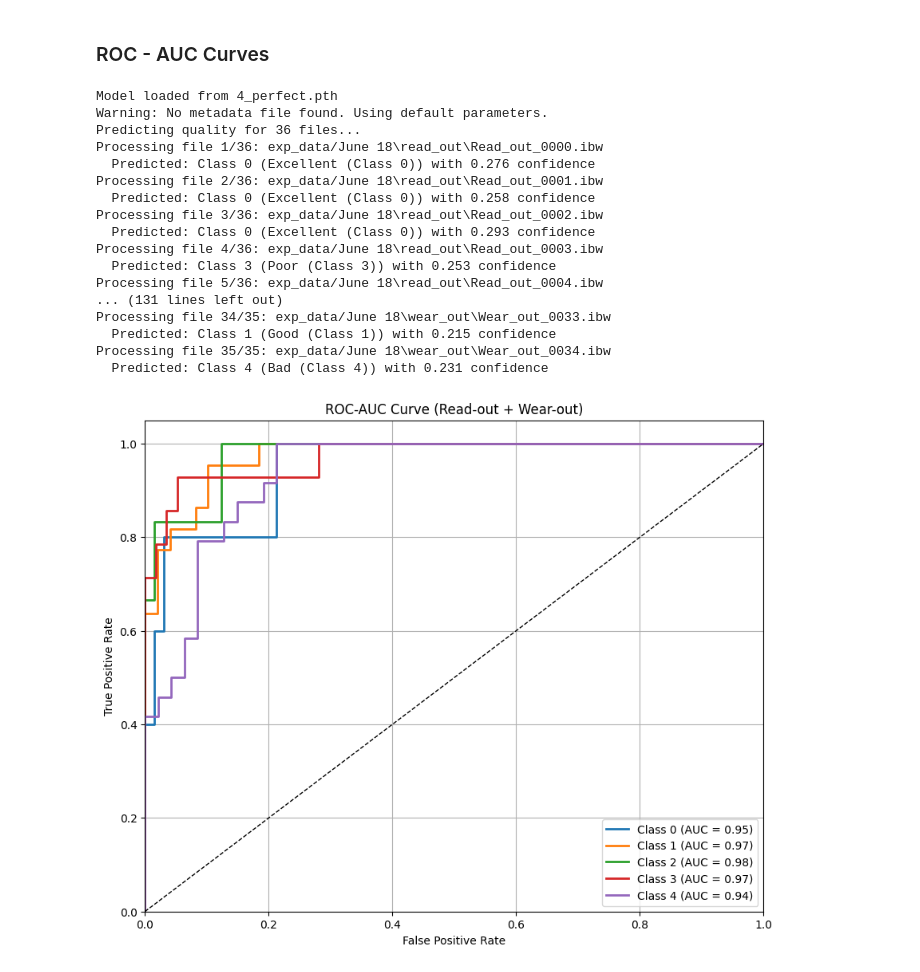
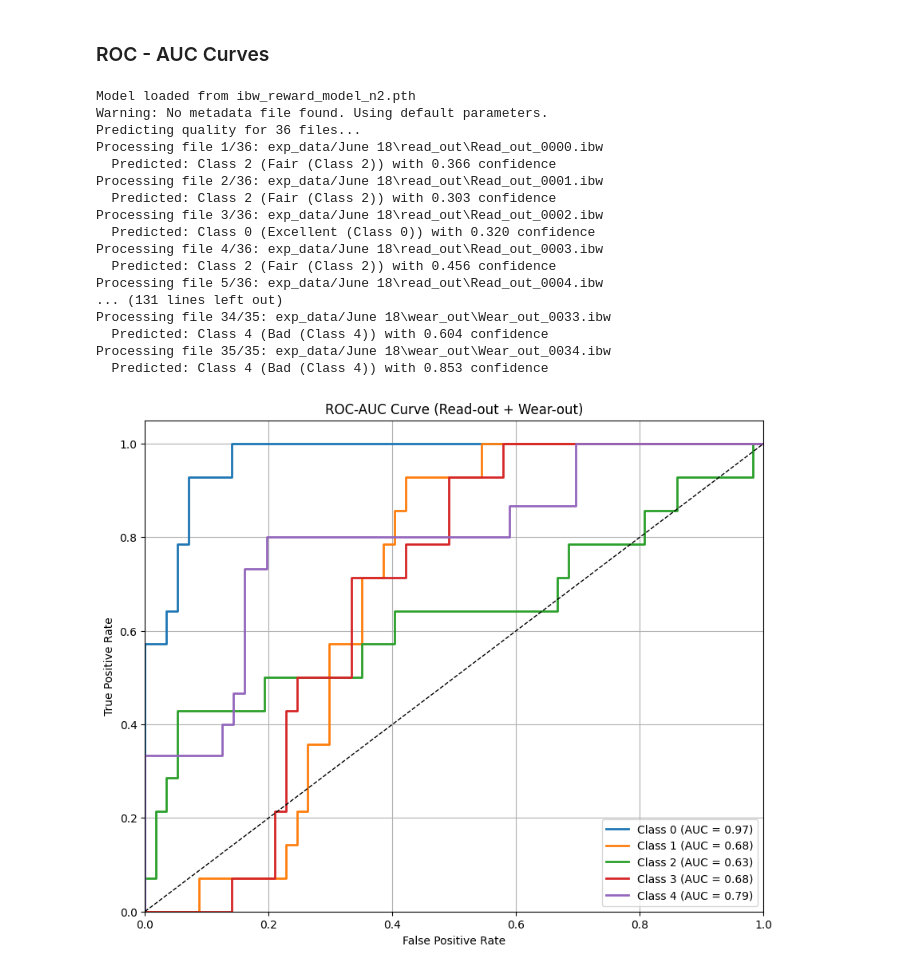
Before and after one commit to colinedsall/ofdspm, a Jupyter notebook: hybrid_model.ipynb, the cells around one changed output. Drawn from its saved outputs; the diff is of its cells as text; code cells hidden in the pictures.

```diff
--- a/hybrid_model.ipynb
+++ b/hybrid_model.ipynb
@@ -1464,11 +1463,13 @@ def predict_single_ibw_simple(model, ibw_file_path, transform, device,
             'error': str(e),
             'predicted_class': None
         }
+# %%
+# DEFINE THE MODEL FILEPATH HERE
+model_path = 'ibw_reward_model_n2.pth'
 # %%
 device = torch.device("cuda" if torch.cuda.is_available() else "cpu")
 
-# CONFIGURE MODEL FILE HERE
-model = load_trained_model('ibw_reward_model (2).pth', device=device) # Change as needed to observe
+model = load_trained_model(model_path, device=device) # Change as needed to observe
 file = "exp_data/June 18/read_out/Read_out_0000.ibw"
 
 transform = transforms.Compose([
@@ -1529,7 +1530,7 @@ plt.plot(scan_indices_wear, p_wear(scan_indices_wear), color='red', linewidth=2,
 
 plt.xlabel('Scan Index')
 plt.ylabel('Predicted Class')
-plt.title(f'Predicted Class vs Scan Index (Read-out + Wear-out) for \n {file}')
+plt.title(f'Predicted Class vs Scan Index (Read-out + Wear-out) for \n {model_path}')
 plt.yticks(range(5), ['0', '1', '2', '3', '4'])
 cbar = plt.colorbar(scatter1, label='Confidence', orientation='vertical')
 plt.grid(True, linestyle='--', alpha=0.5)
@@ -1541,7 +1542,7 @@ plt.scatter(confidences_read, predicted_classes_read, c='blue', label='Read-out'
 plt.scatter(confidences_wear, predicted_classes_wear, c='orange', label='Wear-out', alpha=0.7, s=80)
 plt.xlabel('Confidence')
 plt.ylabel('Predicted Class')
-plt.title(f'Predicted Class vs Confidence (Read-out vs Wear-out) for \n {file}')
+plt.title(f'Predicted Class vs Confidence (Read-out vs Wear-out) for \n {model_path}')
 plt.yticks(range(5), ['0', '1', '2', '3', '4'])
 plt.grid(True, linestyle='--', alpha=0.5)
 plt.legend()
@@ -1654,8 +1695,8 @@ def generate_roc_auc_curve(results, num_classes=5, title="ROC Curve", output_pat
     y_probs = []
 
     for r in results:
-        if r.get("predicted_class") is not None:
-            y_true.append(r["predicted_class"])
+        if r.get("true_class") is not None:
+            y_true.append(r["true_class"])
             y_probs.append(r["class_probabilities"])
 
     y_true = np.array(y_true)
@@ -1694,10 +1735,46 @@ def generate_roc_auc_curve(results, num_classes=5, title="ROC Curve", output_pat
 
     return roc_auc
 # %%
+
+def inspect_results(results, num_samples=5):
+    """
+    Inspect a few samples from the results list to understand their structure.
+
+    Prints:
+    - Keys available in each result dict
+    - True label (if any)
+    - Predicted class
+    - Class probabilities and their sum
+
+    Args:
+        results (list of dict): Your prediction results
+        num_samples (int): How many samples to show
+    """
+    print(f"Total results: {len(results)}")
+    print("Inspecting first", num_samples, "samples...\n")
+
+    for i, r in enumerate(results[:num_samples]):
+        print(f"Sample #{i + 1}:")
+        print("Keys:", list(r.keys()))
+
+        # Try to print true label if exists
+        true_label = r.get('true_class') or r.get('label') or r.get('target') or None
+        print("True label:", true_label)
+
+        pred_class = r.get('predicted_class')
+        print("Predicted class:", pred_class)
+
+        class_probs = r.get('class_probabilities')
+        if class_probs is not None:
+            print("Class probabilities:", class_probs)
+            print("Sum of probabilities:", sum(class_probs))
+        else:
+            print("Class probabilities: None")
+
+        print("-" * 40)
 
 if __name__ == "__main__": # Configure the files below
     base_folder = "exp_data/June 18"
-    model_path = "4_perfect.pth"
     metadata_path = "model_training_metadata.pkl"   # Don't need to change
     device = torch.device("cuda" if torch.cuda.is_available() else "cpu")
 
@@ -1718,40 +1795,44 @@ if __name__ == "__main__": # Configure the files below
     read_out_files = sorted([
         os.path.join(read_out_folder, f) for f in os.listdir(read_out_folder)
         if f.lower().endswith(".ibw")
     ])
     wear_out_files = sorted([
         os.path.join(wear_out_folder, f) for f in os.listdir(wear_out_folder)
         if f.lower().endswith(".ibw")
     ])
 
-    # Predict on both datasets
+
+    # # Predict on both datasets
     results_read = predict_with_training_metadata(model, read_out_files, metadata_path, device)
     results_wear = predict_with_training_metadata(model, wear_out_files, metadata_path, device)
 
     # Combine results and generate ROC curve
     all_results = results_read + results_wear
+    all_results = add_true_labels_to_results_using_scan_indices(all_results)
+
+    # inspect_results(all_results)
     roc_auc = generate_roc_auc_curve(all_results, num_classes=5, title="ROC-AUC Curve (Read-out + Wear-out)")
 
     print("\nPer-Class AUC Scores:")
     for cls, score in roc_auc.items():
         print(f"  Class {cls}: {score:.4f}")
 # %% [output]
-Model loaded from 4_perfect.pth
+Model loaded from ibw_reward_model_n2.pth
 Warning: No metadata file found. Using default parameters.
 Predicting quality for 36 files...
 Processing file 1/36: exp_data/June 18\read_out\Read_out_0000.ibw
-  Predicted: Class 0 (Excellent (Class 0)) with 0.276 confidence
+  Predicted: Class 2 (Fair (Class 2)) with 0.366 confidence
 Processing file 2/36: exp_data/June 18\read_out\Read_out_0001.ibw
-  Predicted: Class 0 (Excellent (Class 0)) with 0.258 confidence
+  Predicted: Class 2 (Fair (Class 2)) with 0.303 confidence
 Processing file 3/36: exp_data/June 18\read_out\Read_out_0002.ibw
-  Predicted: Class 0 (Excellent (Class 0)) with 0.293 confidence
+  Predicted: Class 0 (Excellent (Class 0)) with 0.320 confidence
 Processing file 4/36: exp_data/June 18\read_out\Read_out_0003.ibw
-  Predicted: Class 3 (Poor (Class 3)) with 0.253 confidence
+  Predicted: Class 2 (Fair (Class 2)) with 0.456 confidence
 Processing file 5/36: exp_data/June 18\read_out\Read_out_0004.ibw
 ... (131 lines left out)
 Processing file 34/35: exp_data/June 18\wear_out\Wear_out_0033.ibw
-  Predicted: Class 1 (Good (Class 1)) with 0.215 confidence
+  Predicted: Class 4 (Bad (Class 4)) with 0.604 confidence
 Processing file 35/35: exp_data/June 18\wear_out\Wear_out_0034.ibw
-  Predicted: Class 4 (Bad (Class 4)) with 0.231 confidence
+  Predicted: Class 4 (Bad (Class 4)) with 0.853 confidence
-[figure, old version]
+[figure, new version]
 Per-Class AUC Scores:
```
Also changed, not shown: parts of 6 cells of this notebook, 1 other file.
